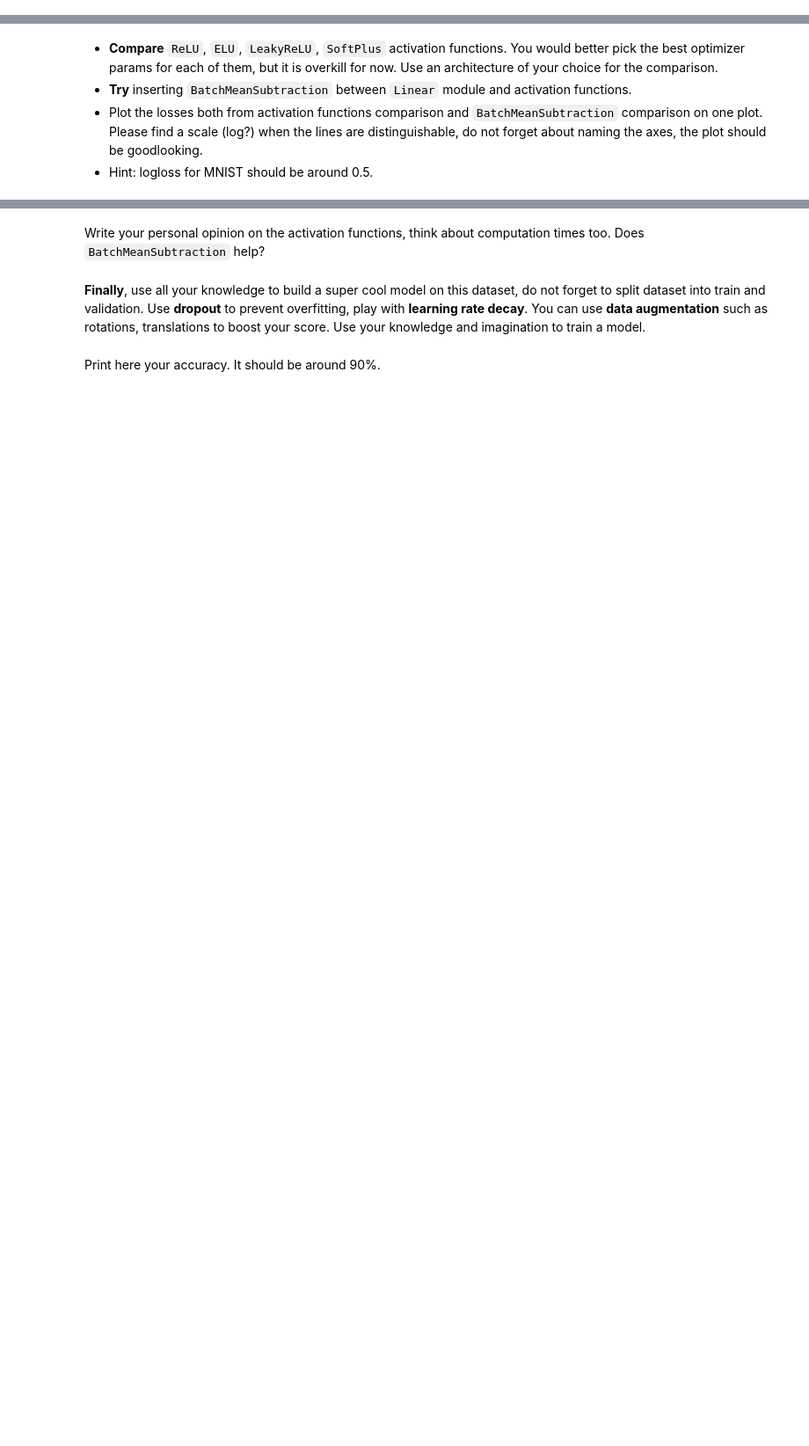
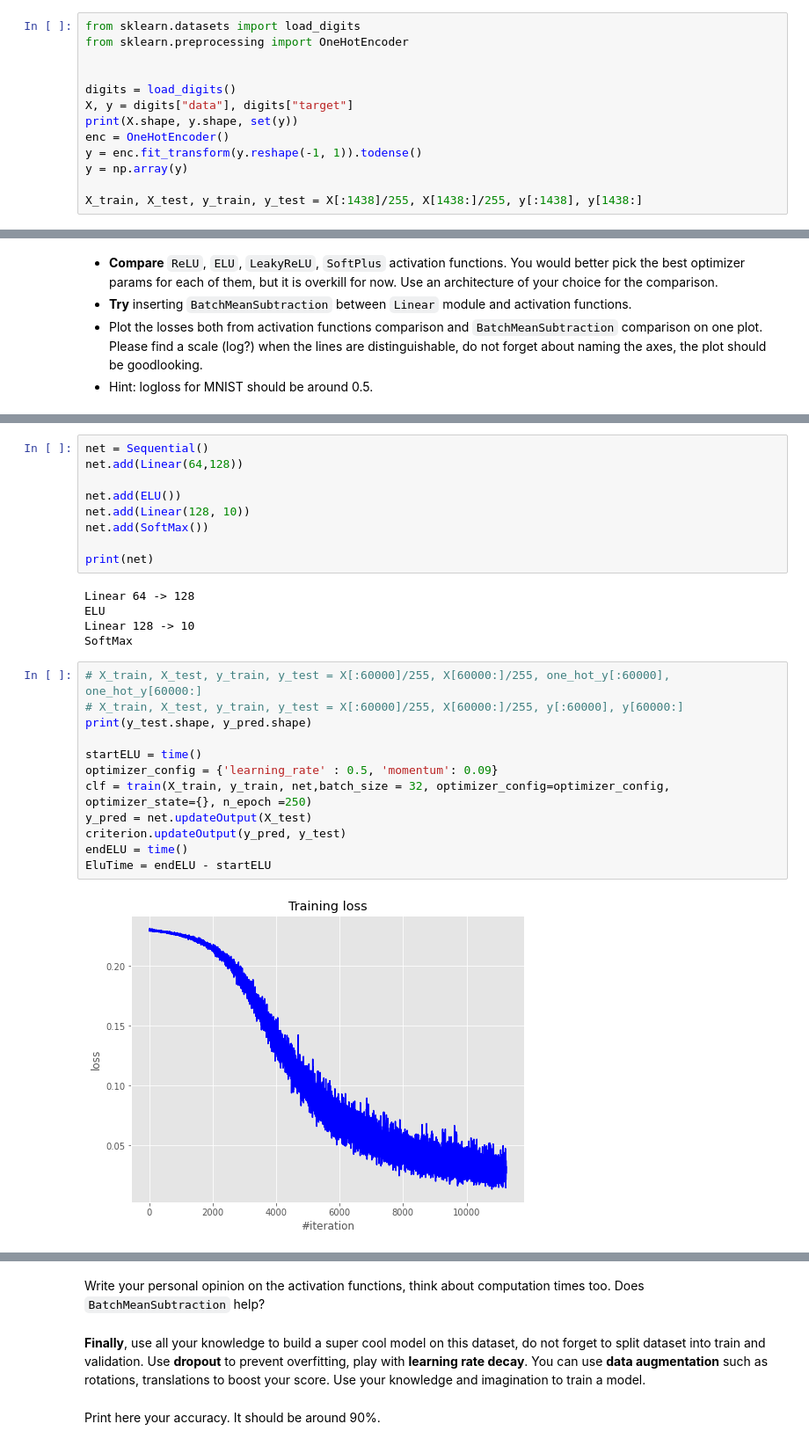
Before and after one commit to gayanechilingar/ACA_DL, a Jupyter notebook: Session0/assignment2_main.ipynb, the cells around one changed output, grey strips where cells are left out. Shown at 88% size. Cells and saved outputs as stored; diff of their text form; blank space fills up the shorter version.

```diff
--- a/Session0/assignment2_main.ipynb
+++ b/Session0/assignment2_main.ipynb
@@ -197,0 +220,13 @@ X, y = digits['data'] / 255.0, digits['target']
+# %%
+from sklearn.datasets import load_digits
+from sklearn.preprocessing import OneHotEncoder
+
+
+digits = load_digits()
+X, y = digits["data"], digits["target"]
+print(X.shape, y.shape, set(y))
+enc = OneHotEncoder()
+y = enc.fit_transform(y.reshape(-1, 1)).todense()
+y = np.array(y)
+
+X_train, X_test, y_train, y_test = X[:1438]/255, X[1438:]/255, y[:1438], y[1438:]
@@ -210,0 +259,28 @@ You would better pick the best optimizer params for each of them, but it is over
+# %%
+net = Sequential()
+net.add(Linear(64,128))
+
+net.add(ELU())
+net.add(Linear(128, 10))
+net.add(SoftMax())
+
+print(net)
+# %% [output]
+Linear 64 -> 128
+ELU
+Linear 128 -> 10
+SoftMax
+# %%
+# X_train, X_test, y_train, y_test = X[:60000]/255, X[60000:]/255, one_hot_y[:60000], one_hot_y[60000:]
+# X_train, X_test, y_train, y_test = X[:60000]/255, X[60000:]/255, y[:60000], y[60000:]
+print(y_test.shape, y_pred.shape)
+
+startELU = time()
+optimizer_config = {'learning_rate' : 0.5, 'momentum': 0.09}
+clf = train(X_train, y_train, net,batch_size = 32, optimizer_config=optimizer_config, optimizer_state={}, n_epoch =250)
+y_pred = net.updateOutput(X_test)
+criterion.updateOutput(y_pred, y_test)
+endELU = time()
+EluTime = endELU - startELU
+# %% [output]
+[figure, added]
```
Also changed, not shown: parts of 42 cells of this notebook.
